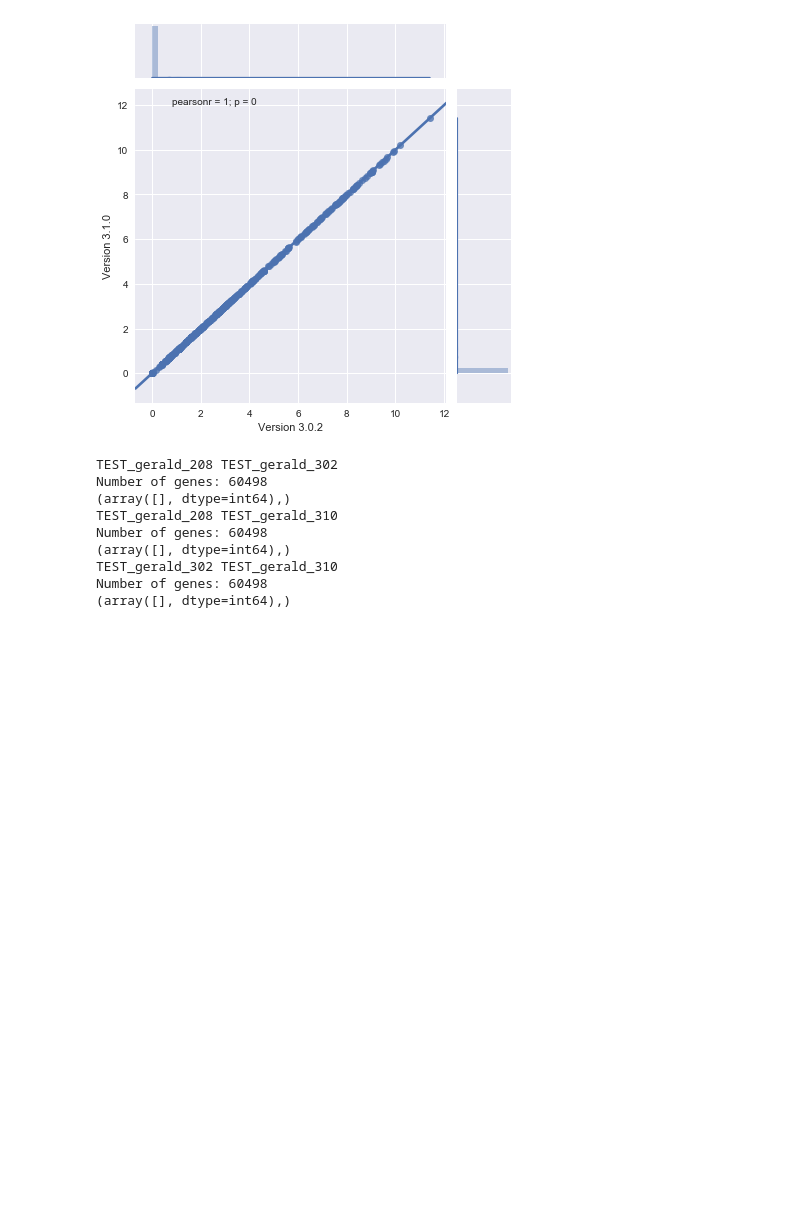
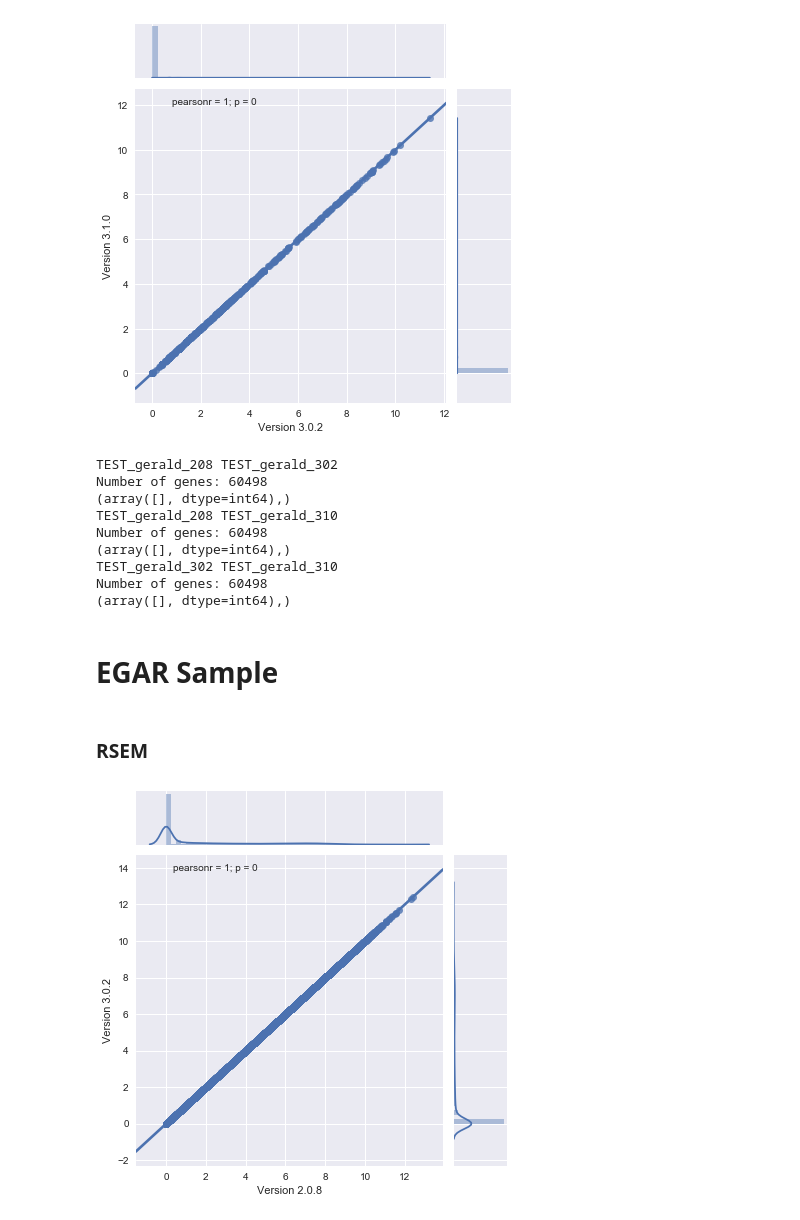
Before and after one commit to jvivian/ipython_notebooks, a Jupyter notebook: toil-rnaseq-version-concordance/Concordance Testing between toil-rnaseq versions.ipynb, the cells around one changed output. Drawn from its saved outputs; the diff is of its cells as text; code cells hidden in the pictures; blank space fills up the shorter version.

Commit message:
Add concordance tests for EGAR sample

```diff
--- a/toil-rnaseq-version-concordance/Concordance Testing between toil-rnaseq versions.ipynb
+++ b/toil-rnaseq-version-concordance/Concordance Testing between toil-rnaseq versions.ipynb
@@ -138,3 +138,22 @@ Number of genes: 60498
 TEST_gerald_302 TEST_gerald_310
 Number of genes: 60498
 (array([], dtype=int64),)
+# %% [markdown]
+# EGAR Sample
+# %%
+rsem = {}
+kallisto = {}
+for sample in ['TEST_208_EGAR', 'TEST_302_EGAR', 'TEST_310_EGAR']:
+    rsem[sample] = pd.read_csv(sample + '/rsem/rsem_genes.results', sep='\t')
+    kallisto[sample] = pd.read_csv(sample + '/kallisto/abundance.tsv', sep='\t')
+# %% [markdown]
+### RSEM
+# %%
+t208 = rsem['TEST_208_EGAR'].expected_count.apply(lambda x: np.log(x+1))
+t302 = rsem['TEST_302_EGAR'].expected_count.apply(lambda x: np.log(x+1))
+
+sns.jointplot(t208, t302, kind='reg')
+plt.xlabel('Version 2.0.8')
+plt.ylabel('Version 3.0.2');
+# %% [output]
+[figure, added]
```
Also changed, not shown: parts of 6 cells of this notebook, 46 other files.
